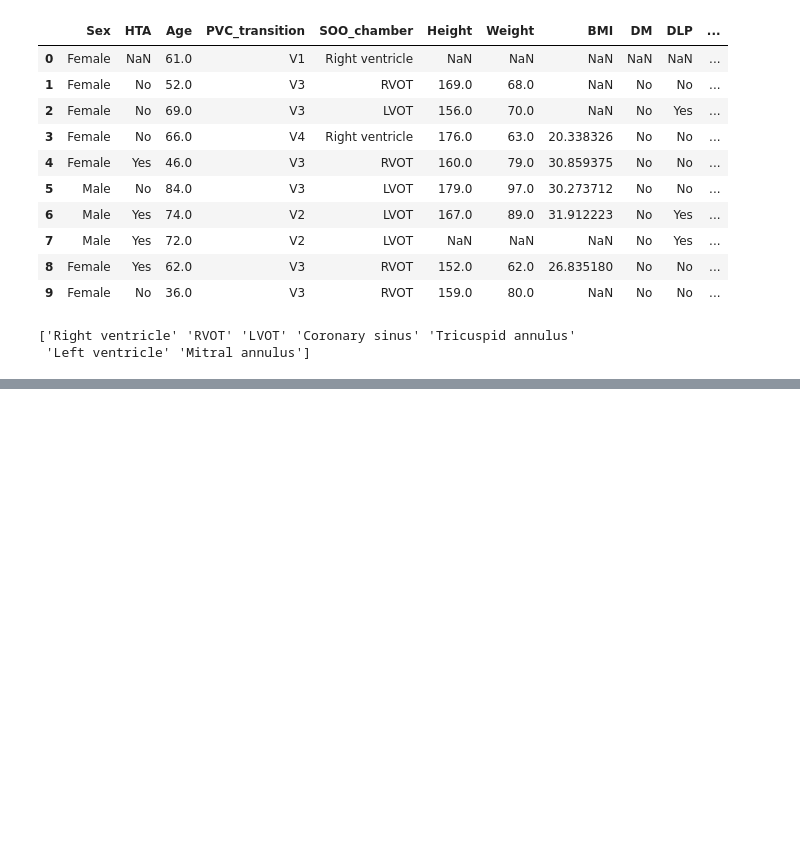
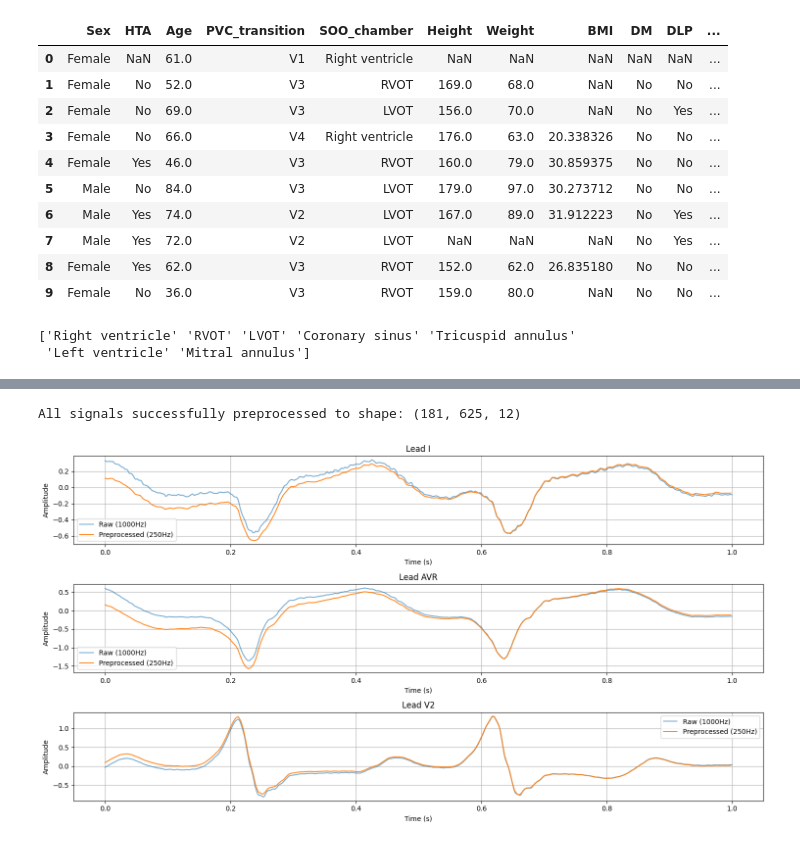
Before and after one commit to taniapazospuig/compbiomed-seminars, a Jupyter notebook: 01_preprocessing.ipynb, the cells around one changed output, grey strips where cells are left out. Drawn from its saved outputs; the diff is of its cells as text; code cells hidden in the pictures; blank space fills up the shorter version.

Commit message:
ecg preprocessing

```diff
--- a/01_preprocessing.ipynb
+++ b/01_preprocessing.ipynb
@@ -76,0 +141,58 @@ print(df_meta['SOO_chamber'].unique())
+# %%
+# Apply preprocessing to all ECGs
+preprocessed_ecgs = []
+for i in range(multi_lead_ecgs.shape[0]):
+    signal_raw = multi_lead_ecgs[i].T  # shape becomes [2500, 12]
+    processed = preprocess_ecg_signal(signal_raw) # Apply to each sample
+    preprocessed_ecgs.append(processed)
+    # preprocesses_ecgs becomes a list of arrays, each of shape [625, 12]
+
+# Try stacking into a 3D array
+# If all processed signals have identical  shape [625,12], they are stacked
+try:
+    preprocessed_ecgs = np.stack(preprocessed_ecgs)
+    print("All signals successfully preprocessed to shape:", preprocessed_ecgs.shape)
+except:
+    print("Signals have different lengths. Stored as a list.")
+# %% [output]
+All signals successfully preprocessed to shape: (181, 625, 12)
+# %%
+# Compare the raw and preprocessed signals
+# Leads that might show more noise or differences after preprocessing
+leads_to_plot = ['I', 'AVR', 'V2']
+lead_indices = [ecg_leads.index(lead) for lead in leads_to_plot]
+
+# Raw and processed signals
+raw_signal = multi_lead_ecgs[i]  # [12, 2500]
+if isinstance(preprocessed_ecgs, list):
+    processed_signal = preprocessed_ecgs[i].T
+else:
+    processed_signal = preprocessed_ecgs[i].T  # [12, 625]
+
+# Time axes
+t_raw = np.linspace(0, 2.5, raw_signal.shape[1])        # 2500 samples at 1000 Hz
+t_processed = np.linspace(0, 2.5, processed_signal.shape[1])  # 625 samples at 250 Hz
+
+# Focus on first second only (for better detail)
+max_time = 1.0
+raw_mask = t_raw <= max_time
+proc_mask = t_processed <= max_time
+
+plt.figure(figsize=(15, 8))
+
+for k, lead_idx in enumerate(lead_indices):
+    plt.subplot(len(lead_indices), 1, k+1)
+
+    plt.plot(t_raw[raw_mask], raw_signal[lead_idx][raw_mask], label='Raw (1000Hz)', alpha=0.6)
+    plt.plot(t_processed[proc_mask], processed_signal[lead_idx][proc_mask], label='Preprocessed (250Hz)', alpha=0.9)
+
+    plt.title(f"Lead {ecg_leads[lead_idx]}")
+    plt.xlabel("Time (s)")
+    plt.ylabel("Amplitude")
+    plt.legend()
+    plt.grid(True)
+
+plt.tight_layout()
+plt.show()
+# %% [output]
+[figure, added]
```
Also changed, not shown: parts of 5 cells of this notebook, 1 other file.
